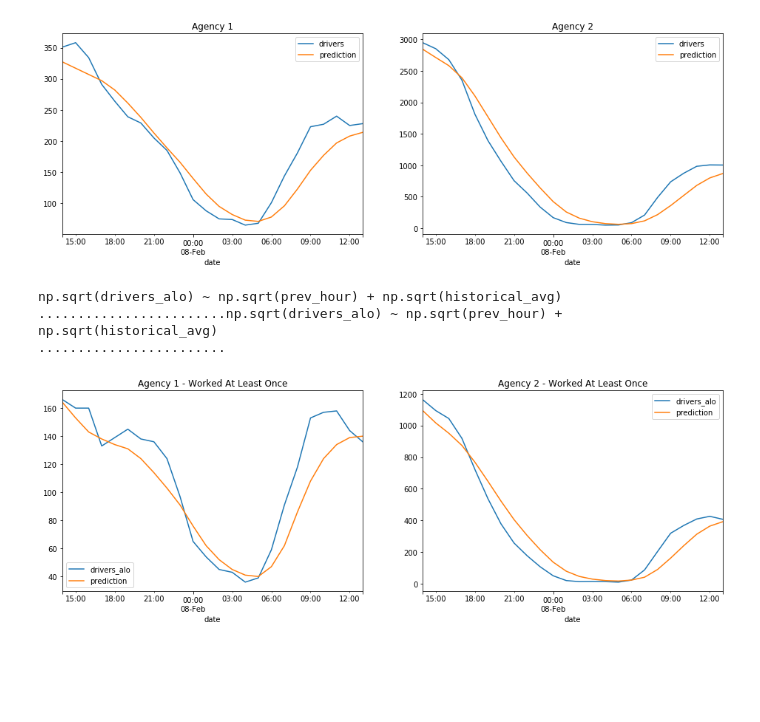
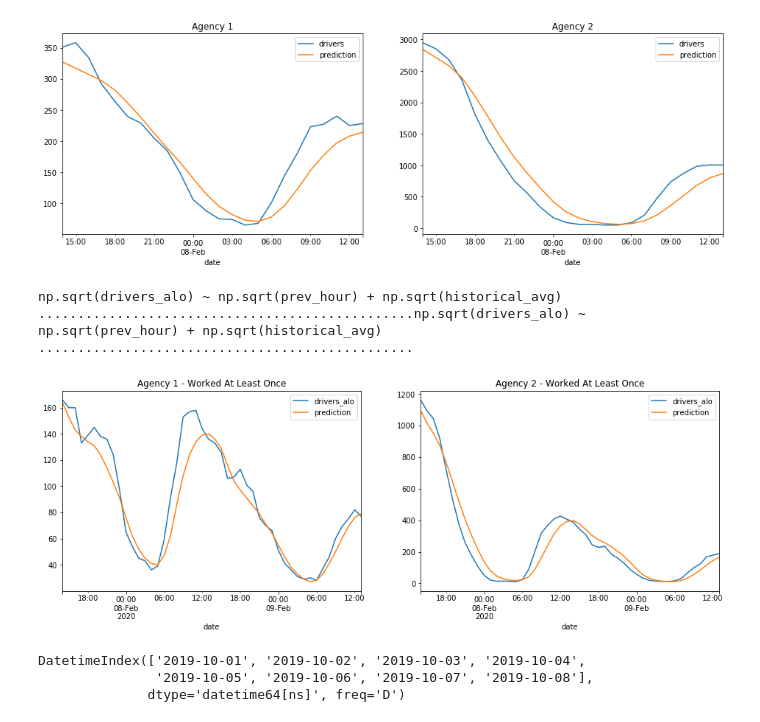
Before and after one commit to akanelson/ds4a, a Jupyter notebook: initial_exploratory_analysis/20 - Daily unique drivers prediction on the fly.ipynb, the cells around one changed output. Cells and saved outputs as stored; diff of their text form; code cells hidden in the pictures; blank space fills up the shorter version.

```diff
--- a/initial_exploratory_analysis/20 - Daily unique drivers prediction on the fly.ipynb
+++ b/initial_exploratory_analysis/20 - Daily unique drivers prediction on the fly.ipynb
@@ -440,14 +432,14 @@ np.sqrt(drivers) ~ np.sqrt(prev_hour) + np.sqrt(historical_avg)
 ........................
 [figure]
 # %%
-pred1 = predict_hourly_unique_drivers(agency['1'], today_time = '2020-02-07 13:56', column='drivers_alo', hours=24)
-pred2 = predict_hourly_unique_drivers(agency['2'], today_time = '2020-02-07 13:56', column='drivers_alo', hours=24)
+pred1 = predict_hourly_unique_drivers(agency['1'], today_time = '2020-02-07 13:56', column='drivers_alo', hours=48)
+pred2 = predict_hourly_unique_drivers(agency['2'], today_time = '2020-02-07 13:56', column='drivers_alo', hours=48)
 
 plt.figure(figsize=(16,5))
 pred1.plot(ax=plt.subplot(121)).set_title('Agency 1 - Worked At Least Once')
 pred2.plot(ax=plt.subplot(122)).set_title('Agency 2 - Worked At Least Once');
 # %% [output]
 np.sqrt(drivers_alo) ~ np.sqrt(prev_hour) + np.sqrt(historical_avg)
-........................np.sqrt(drivers_alo) ~ np.sqrt(prev_hour) + np.sqrt(historical_avg)
-........................
+................................................np.sqrt(drivers_alo) ~ np.sqrt(prev_hour) + np.sqrt(historical_avg)
+................................................
-[figure, old version]
+[figure, new version]
@@ -453,0 +467,6 @@ np.sqrt(drivers_alo) ~ np.sqrt(prev_hour) + np.sqrt(historical_avg)
+# %%
+pd.date_range(start='2019-10-01', end='2019-10-08')
+# %% [output]
+DatetimeIndex(['2019-10-01', '2019-10-02', '2019-10-03', '2019-10-04',
+               '2019-10-05', '2019-10-06', '2019-10-07', '2019-10-08'],
+              dtype='datetime64[ns]', freq='D')
```
Also changed, not shown: parts of 6 cells of this notebook, 6 other files.
